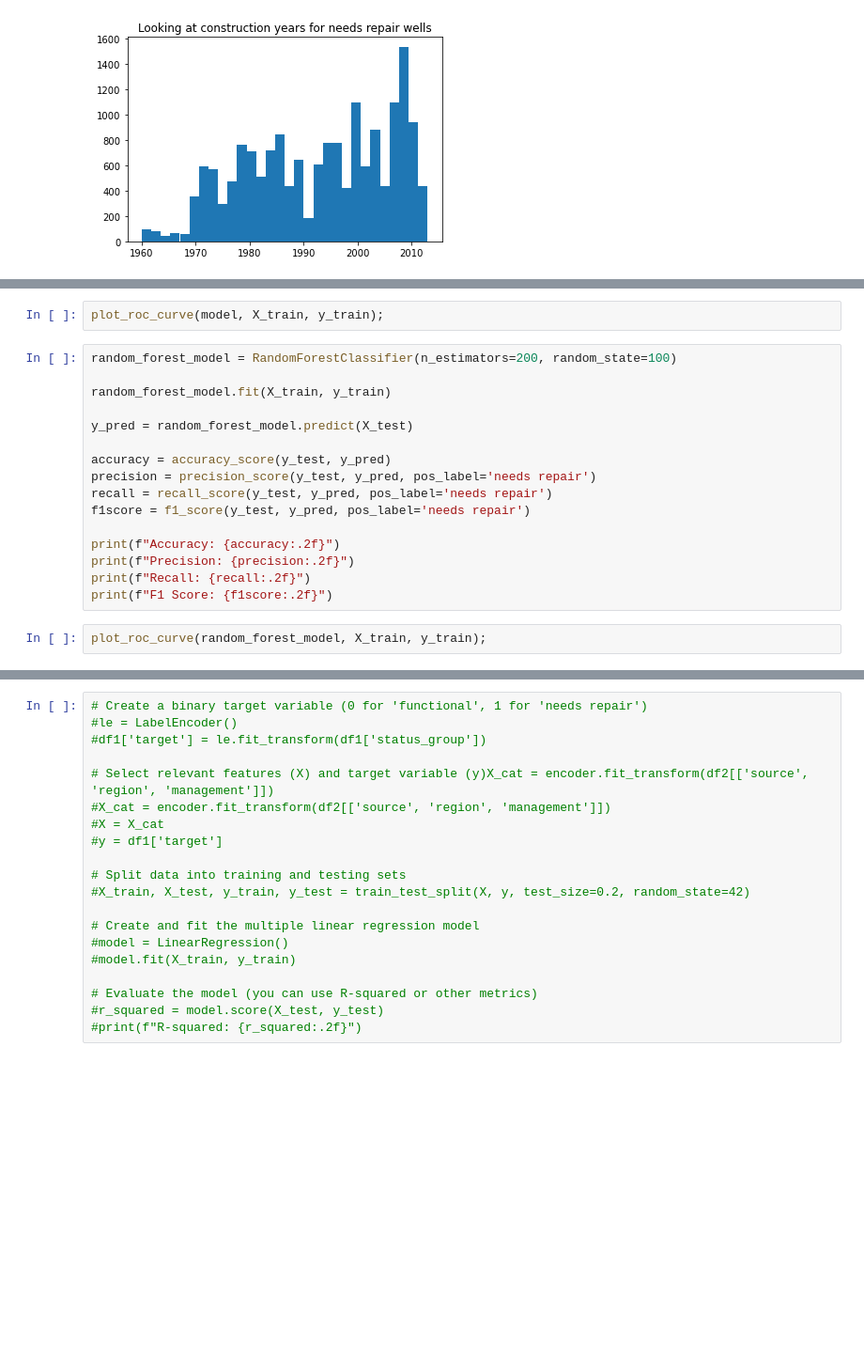
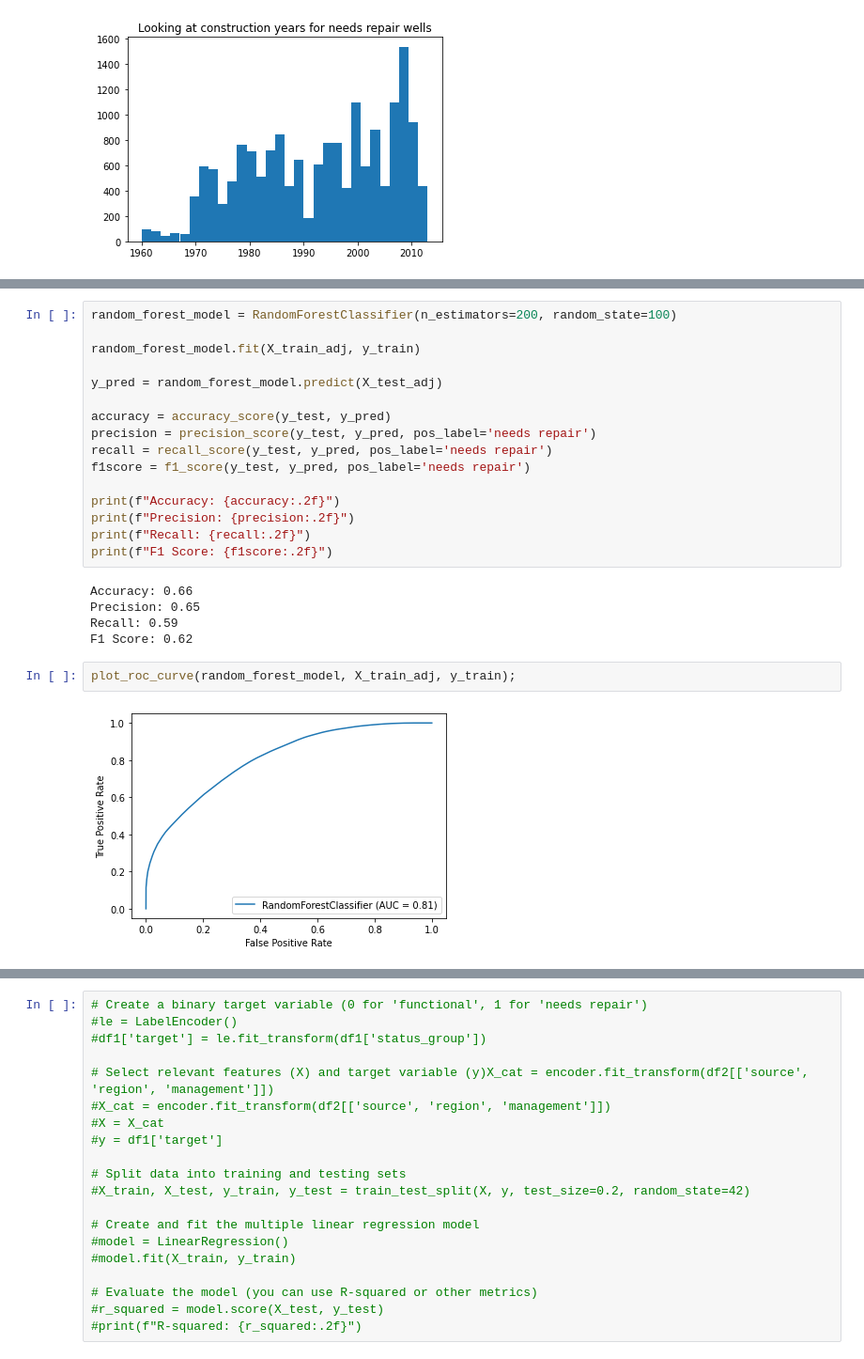
Before and after one commit to schoe4208/Tanzanian_NGO_Water_Wells_Predictor, a Jupyter notebook: water_well_predictor.ipynb, the cells around one changed output, grey strips where cells are left out. Shown: that part at 94% size. Drawn from its saved outputs; the diff is of its cells as text; blank space fills up the shorter version.

```diff
--- a/water_well_predictor.ipynb
+++ b/water_well_predictor.ipynb
@@ -415,23 +512,28 @@ print(f"Model accuracy: {accuracy:.2f}")
+# %%
+random_forest_model = RandomForestClassifier(n_estimators=200, random_state=100)
+
+random_forest_model.fit(X_train_adj, y_train)
+
+y_pred = random_forest_model.predict(X_test_adj)
+
+accuracy = accuracy_score(y_test, y_pred)
+precision = precision_score(y_test, y_pred, pos_label='needs repair')
+recall = recall_score(y_test, y_pred, pos_label='needs repair')
+f1score = f1_score(y_test, y_pred, pos_label='needs repair')
+
+print(f"Accuracy: {accuracy:.2f}")
+print(f"Precision: {precision:.2f}")
+print(f"Recall: {recall:.2f}")
+print(f"F1 Score: {f1score:.2f}")
+# %% [output]
+Accuracy: 0.66
+Precision: 0.65
+Recall: 0.59
+F1 Score: 0.62
 # %%
-plot_roc_curve(model, X_train, y_train);
+plot_roc_curve(random_forest_model, X_train_adj, y_train);
+# %% [output]
+[figure, added]
-# %%
-random_forest_model = RandomForestClassifier(n_estimators=200, random_state=100)
-
-random_forest_model.fit(X_train, y_train)
-
-y_pred = random_forest_model.predict(X_test)
-
-accuracy = accuracy_score(y_test, y_pred)
-precision = precision_score(y_test, y_pred, pos_label='needs repair')
-recall = recall_score(y_test, y_pred, pos_label='needs repair')
-f1score = f1_score(y_test, y_pred, pos_label='needs repair')
-
-print(f"Accuracy: {accuracy:.2f}")
-print(f"Precision: {precision:.2f}")
-print(f"Recall: {recall:.2f}")
-print(f"F1 Score: {f1score:.2f}")
-# %%
-plot_roc_curve(random_forest_model, X_train, y_train);
 # %%
 # Map the labels
 y_test_binary = y_test.map({'functional': 0, 'needs repair': 1})
```
Also changed, not shown: parts of 14 cells of this notebook.
